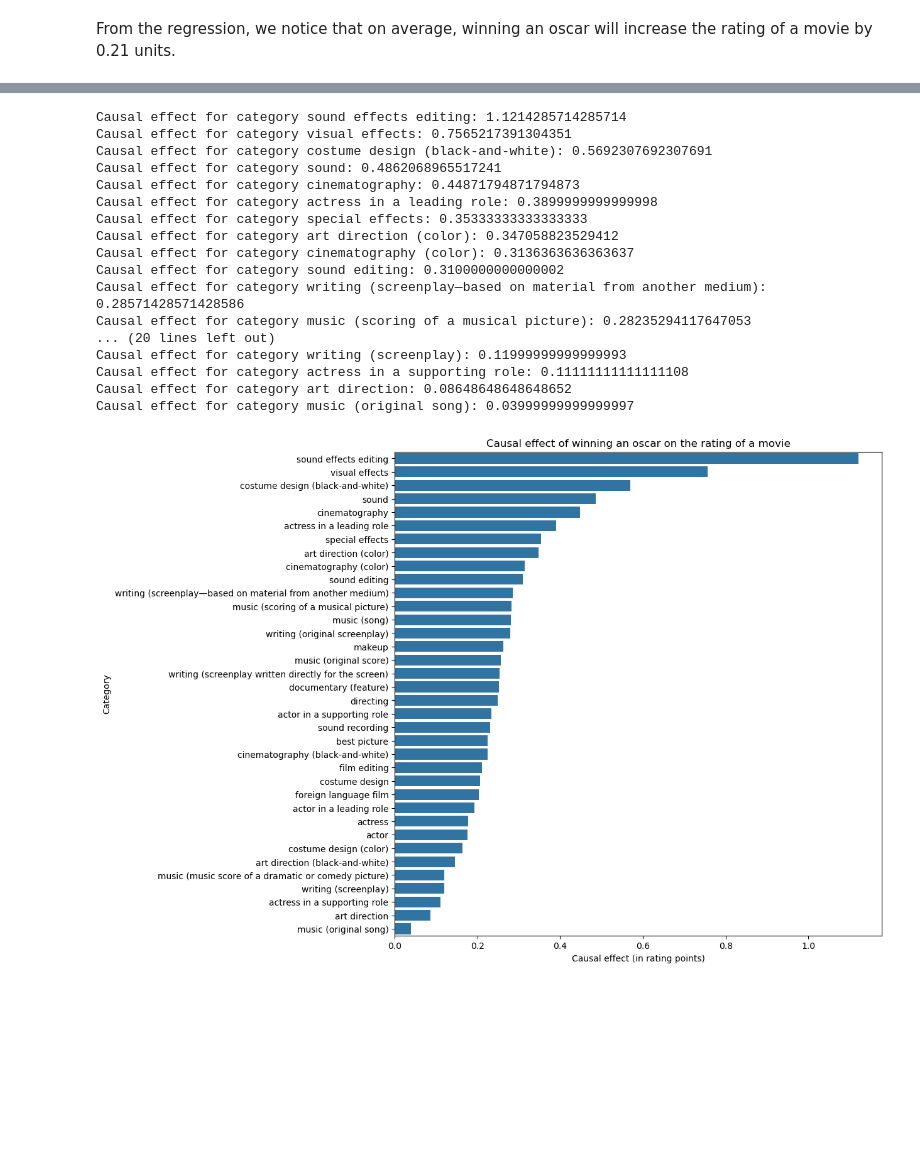
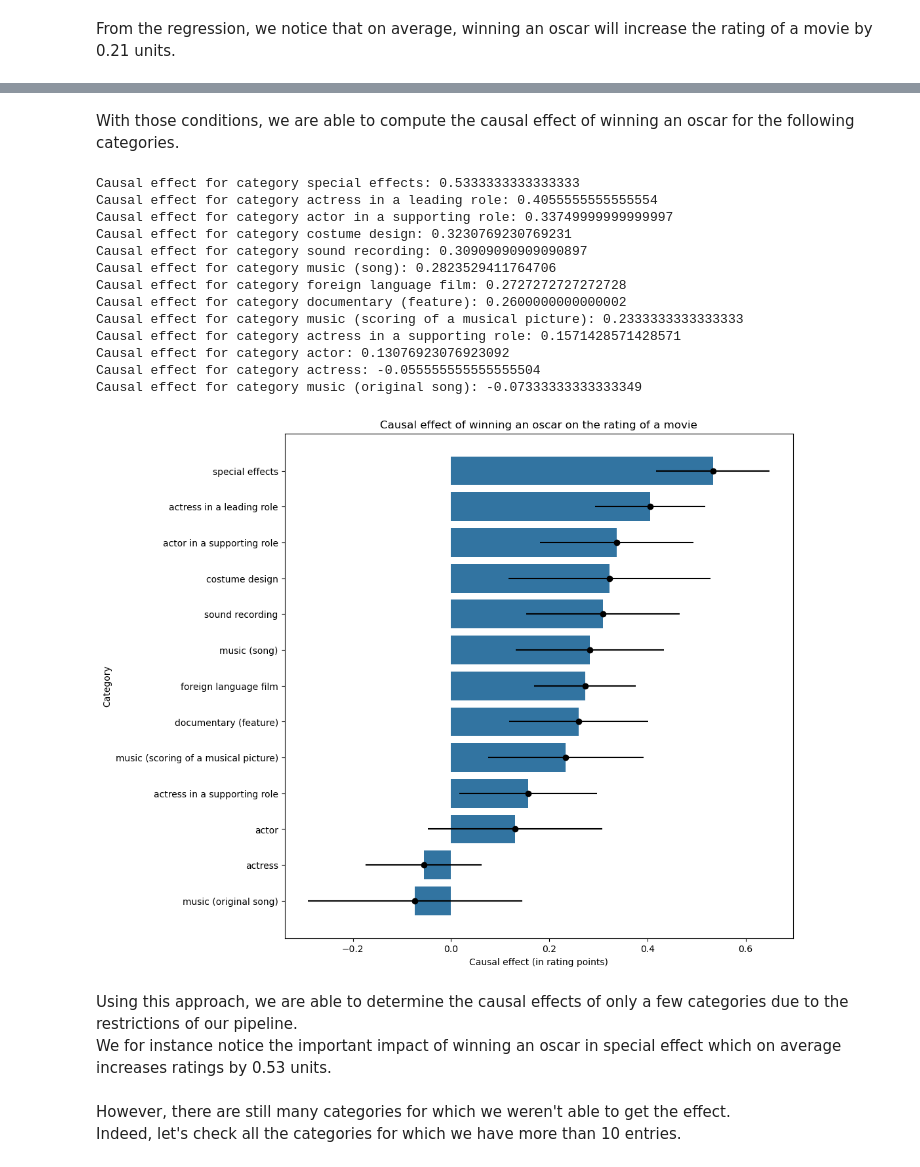
Before and after one commit to epfl-ada/ada-2024-project-badaboum, a Jupyter notebook: question1.ipynb, the cells around one changed output, grey strips where cells are left out. Drawn from its saved outputs; the diff is of its cells as text; code cells hidden in the pictures; blank space fills up the shorter version.

```diff
--- a/question1.ipynb
+++ b/question1.ipynb
@@ -145,24 +149,28 @@ Also note that we had to filter out categories for which we didn't have enough e
+# %% [markdown]
+With those conditions, we are able to compute the causal effect of winning an oscar for the following categories.
 # %%
-q1.print_causal_effect_for_each_cat()
+q1.print_causal_effect_for_base_cat()
 # %% [output]
-Causal effect for category sound effects editing: 1.1214285714285714
-Causal effect for category visual effects: 0.7565217391304351
-Causal effect for category costume design (black-and-white): 0.5692307692307691
-Causal effect for category sound: 0.4862068965517241
-Causal effect for category cinematography: 0.44871794871794873
-Causal effect for category actress in a leading role: 0.3899999999999998
-Causal effect for category special effects: 0.35333333333333333
-Causal effect for category art direction (color): 0.347058823529412
-Causal effect for category cinematography (color): 0.3136363636363637
-Causal effect for category sound editing: 0.3100000000000002
-Causal effect for category writing (screenplay—based on material from another medium): 0.28571428571428586
-Causal effect for category music (scoring of a musical picture): 0.28235294117647053
-... (20 lines left out)
-Causal effect for category writing (screenplay): 0.11999999999999993
-Causal effect for category actress in a supporting role: 0.11111111111111108
-Causal effect for category art direction: 0.08648648648648652
-Causal effect for category music (original song): 0.03999999999999997
+Causal effect for category special effects: 0.5333333333333333
+Causal effect for category actress in a leading role: 0.4055555555555554
+Causal effect for category actor in a supporting role: 0.33749999999999997
+Causal effect for category costume design: 0.3230769230769231
+Causal effect for category sound recording: 0.30909090909090897
+Causal effect for category music (song): 0.2823529411764706
+Causal effect for category foreign language film: 0.2727272727272728
+Causal effect for category documentary (feature): 0.2600000000000002
+Causal effect for category music (scoring of a musical picture): 0.2333333333333333
+Causal effect for category actress in a supporting role: 0.1571428571428571
+Causal effect for category actor: 0.13076923076923092
+Causal effect for category actress: -0.055555555555555504
+Causal effect for category music (original song): -0.07333333333333349
 # %%
-q1.plot_causal_effect_of_each_cat()
+q1.plot_causal_effect_of_base_cat()
 # %% [output]
-[figure, old version]
+[figure, new version]
+# %% [markdown]
+Using this approach, we are able to determine the causal effects of only a few categories due to the restrictions of our pipeline.
+We for instance notice the important impact of winning an oscar in special effect which on average increases ratings by 0.53 units.
+# %% [markdown]
+However, there are still many categories for which we weren't able to get the effect.
+Indeed, let's check all the categories for which we have more than 10 entries.
```
Also changed, not shown: parts of 9 cells of this notebook, 6 other files.
